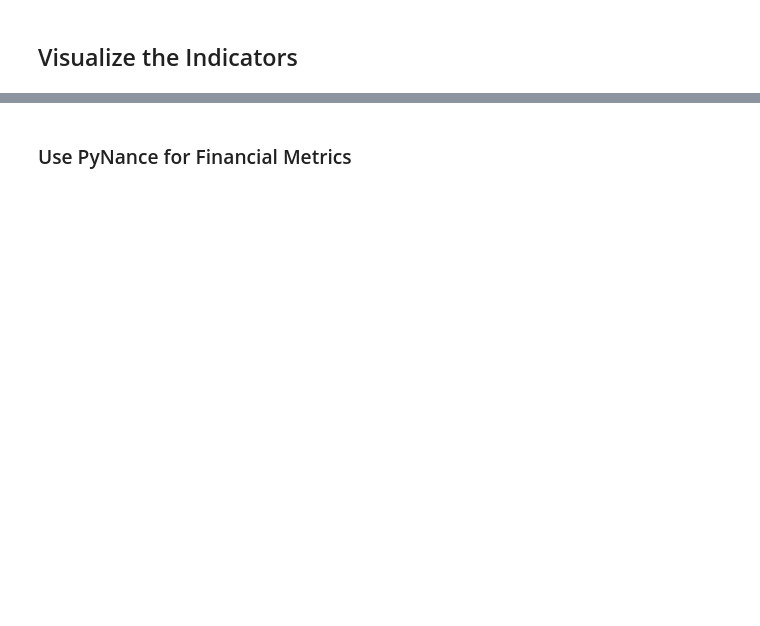
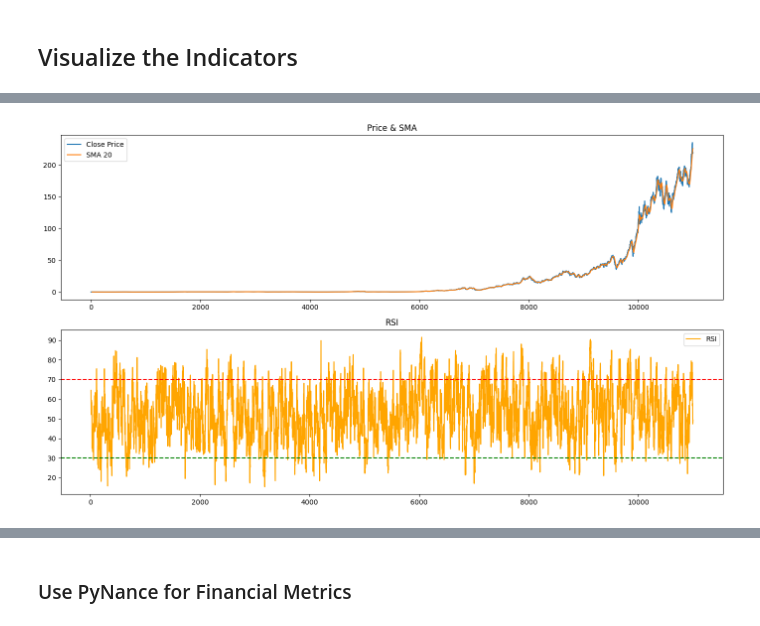
Before and after one commit to 5237-mests/stock-challenge-week-1, a Jupyter notebook: notebooks/eda_task-2.ipynb, the cells around one changed output, grey strips where cells are left out. Drawn from its saved outputs; the diff is of its cells as text; code cells hidden in the pictures; blank space fills up the shorter version.

Commit message:
SMA20 and price,  RSI and MACD visualisation implemented.

```diff
--- a/notebooks/eda_task-2.ipynb
+++ b/notebooks/eda_task-2.ipynb
@@ -133,0 +194,23 @@ plt.show()
+# %%
+# visualize the indicators for AAPL
+plt.figure(figsize=(14, 8))
+
+# Price + SMA
+plt.subplot(2, 1, 1)
+plt.plot(data_AAPL['Close'], label='Close Price')
+plt.plot(data_AAPL['SMA_20'], label='SMA 20')
+plt.title("Price & SMA")
+plt.legend()
+
+# RSI + MACD
+plt.subplot(2, 1, 2)
+plt.plot(data_AAPL['RSI'], label='RSI', color='orange')
+plt.title("RSI")
+plt.axhline(70, linestyle='--', color='red')
+plt.axhline(30, linestyle='--', color='green')
+plt.legend()
+
+plt.tight_layout()
+plt.show()
+# %% [output]
+[figure, added]
```
Also changed, not shown: parts of 10 cells of this notebook.
